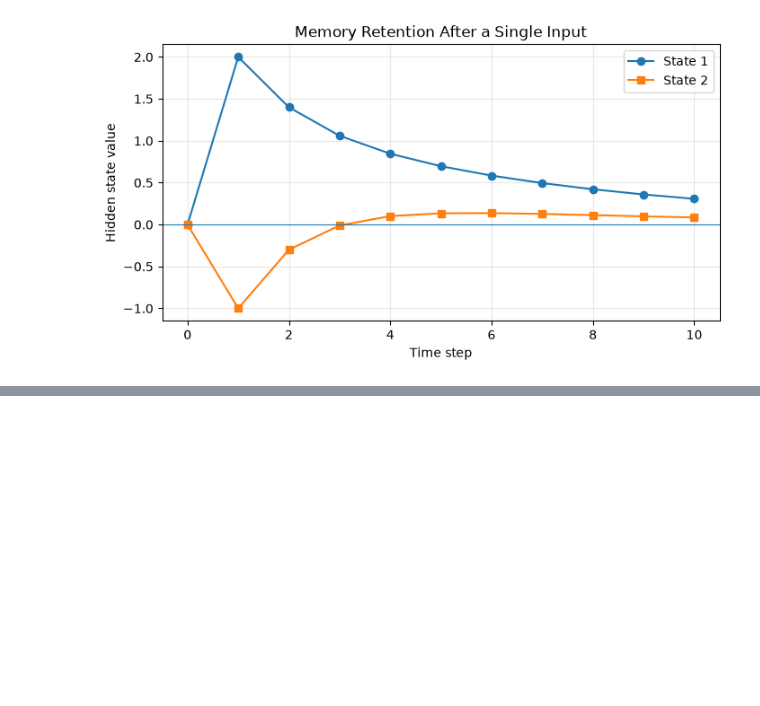
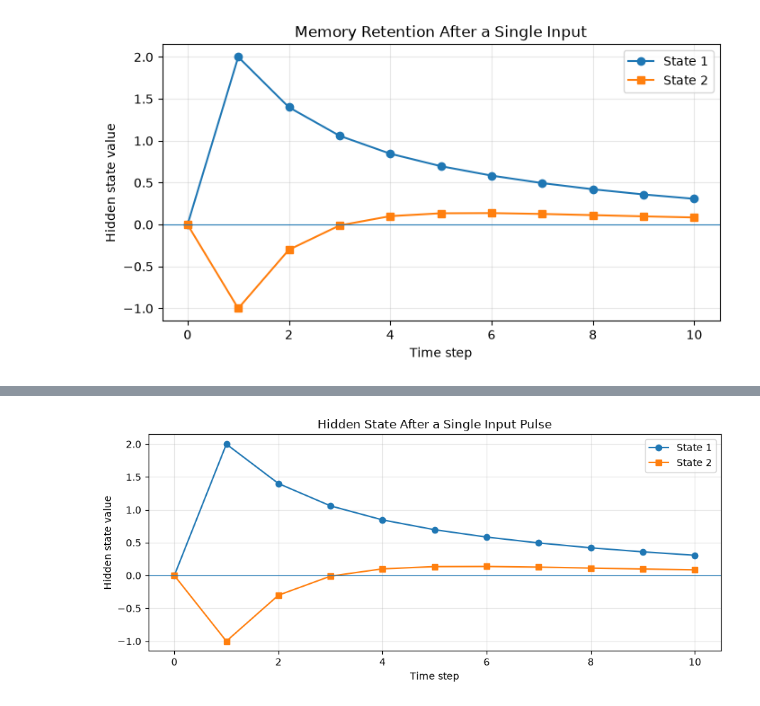
Before and after one commit to prataykarali/Flowstate, a Jupyter notebook: chap-4/dynamics_lab.ipynb, the cells around one changed output, grey strips where cells are left out. Cells and saved outputs as stored; diff of their text form; code cells hidden in the pictures; blank space fills up the shorter version.

```diff
--- a/chap-4/dynamics_lab.ipynb
+++ b/chap-4/dynamics_lab.ipynb
@@ -35,0 +129,19 @@ plt.show()
+# %%
+
+fig, ax = plt.subplots(figsize=(9, 4))
+
+ax.plot(states[:, 0], marker="o", label="State 1")
+ax.plot(states[:, 1], marker="s", label="State 2")
+
+ax.axhline(0, linewidth=0.8)
+ax.set_title("Hidden State After a Single Input Pulse")
+ax.set_xlabel("Time step")
+ax.set_ylabel("Hidden state value")
+ax.legend()
+ax.grid(alpha=0.3)
+
+plt.tight_layout()
+plt.savefig(plot_dir / "input_memory.png", dpi=160)
+plt.show()
+# %% [output]
+[figure, added]
```
Also changed, not shown: parts of 2 cells of this notebook.
